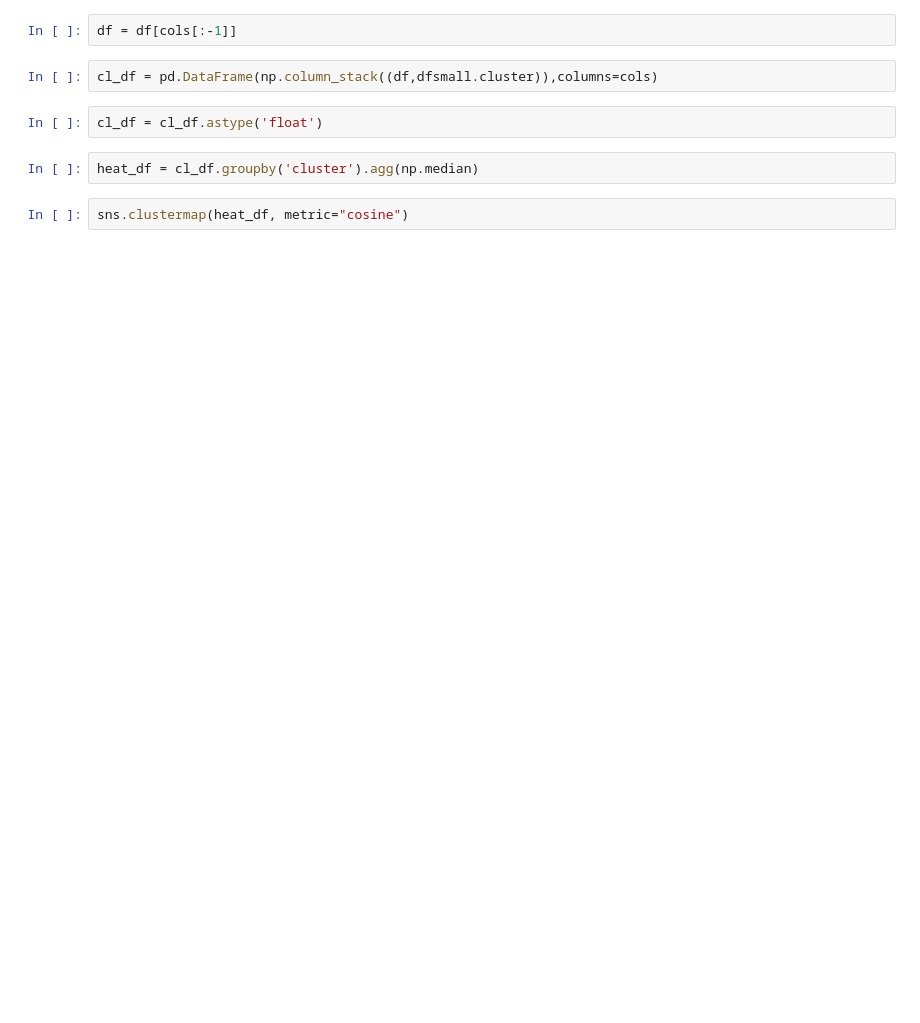
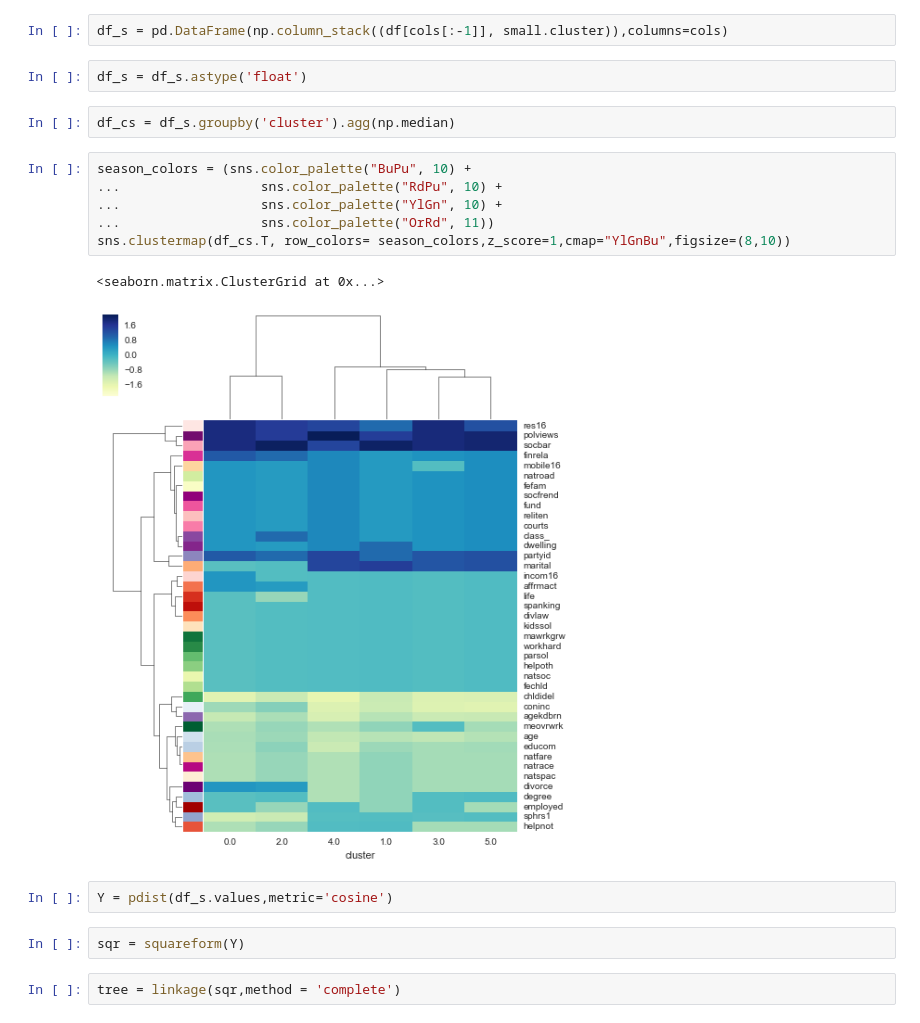
Before and after one commit to banjopickin/women_workforce, a Jupyter notebook: tree_map.ipynb, the cells around one changed output. Cells and saved outputs as stored; diff of their text form; blank space fills up the shorter version.

```diff
--- a/tree_map.ipynb
+++ b/tree_map.ipynb
@@ -22,10 +28,21 @@ cols = list(dfsmall.columns)
-# %%
-df = df[cols[:-1]]
 # %%
-cl_df = pd.DataFrame(np.column_stack((df,dfsmall.cluster)),columns=cols)
+df_s = pd.DataFrame(np.column_stack((df[cols[:-1]], small.cluster)),columns=cols)
 # %%
-cl_df = cl_df.astype('float')
+df_s = df_s.astype('float')
 # %%
-heat_df = cl_df.groupby('cluster').agg(np.median)
+df_cs = df_s.groupby('cluster').agg(np.median)
-# %%
-sns.clustermap(heat_df, metric="cosine")
+# %%
+season_colors = (sns.color_palette("BuPu", 10) +
+...                  sns.color_palette("RdPu", 10) +
+...                  sns.color_palette("YlGn", 10) +
+...                  sns.color_palette("OrRd", 11))
+sns.clustermap(df_cs.T, row_colors= season_colors,z_score=1,cmap="YlGnBu",figsize=(8,10))
+# %% [output]
+<seaborn.matrix.ClusterGrid at 0x...>
+[figure, added]
+# %%
+Y = pdist(df_s.values,metric='cosine')
+# %%
+sqr = squareform(Y)
+# %%
+tree = linkage(sqr,method = 'complete')
```
Also changed, not shown: parts of 10 cells of this notebook.
